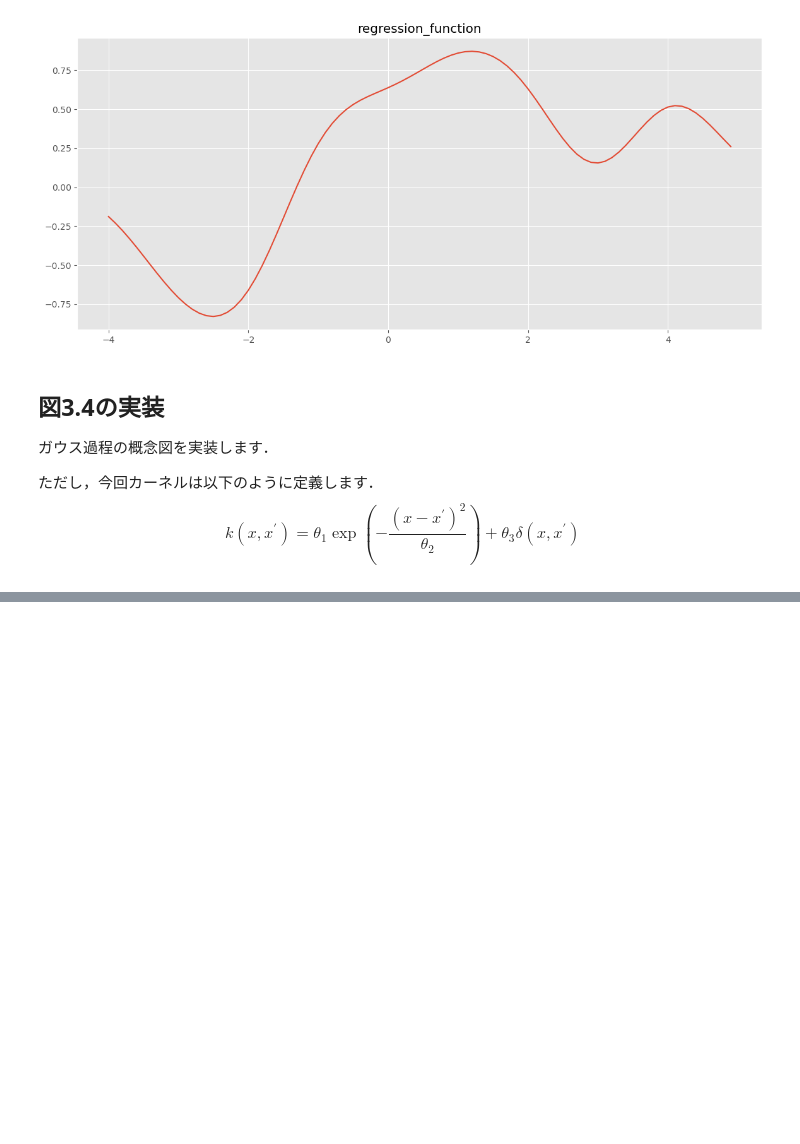
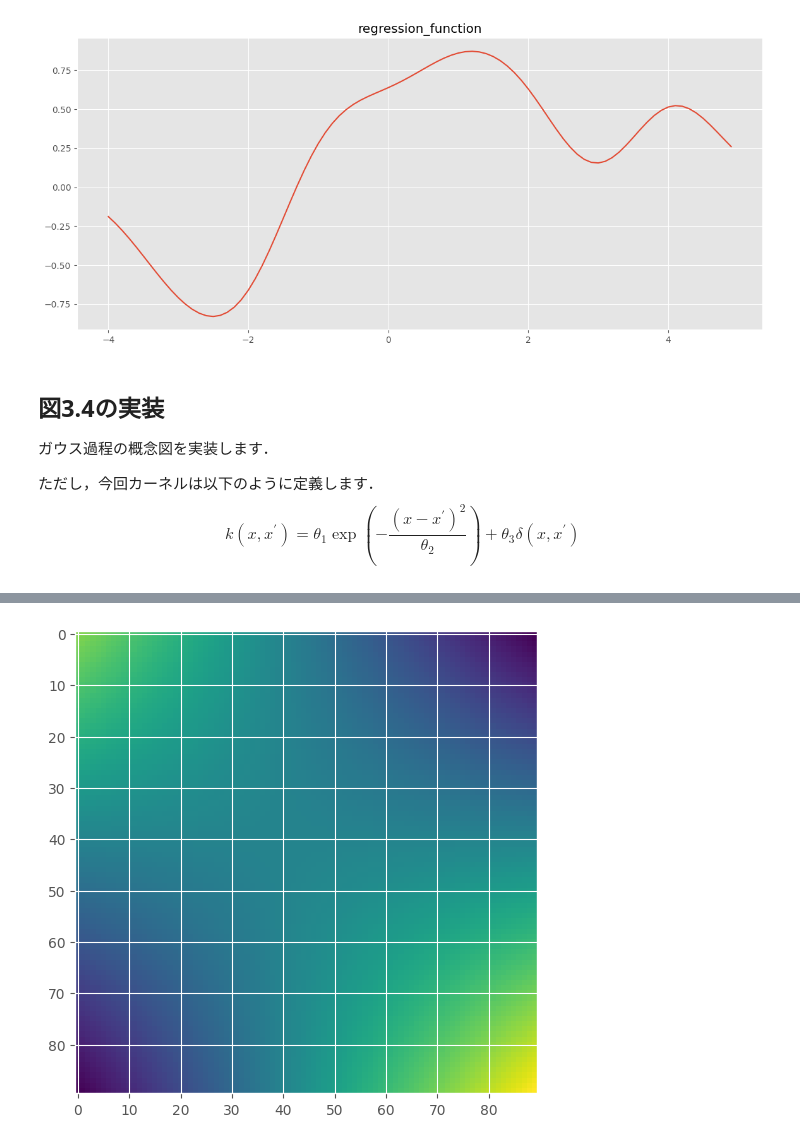
Before and after one commit to LABO-M/Gaussian_process, a Jupyter notebook: Gaussian_Process_Chapter3.ipynb, the cells around one changed output, grey strips where cells are left out. Drawn from its saved outputs; the diff is of its cells as text; code cells hidden in the pictures; blank space fills up the shorter version.

```diff
--- a/Gaussian_Process_Chapter3.ipynb
+++ b/Gaussian_Process_Chapter3.ipynb
@@ -178,0 +198,23 @@ plt.show()
+# %%
+# カーネル関数を定義
+def kernel(x, x_prime, p):
+    return p * np.dot(x, x_prime)
+# %%
+# カーネル計算を実行する関数
+def compute_kernel(X , Theta_1):
+    inputdata_length = len(X)
+    K = np.zeros((inputdata_length, inputdata_length)) # 2次元配列
+    for x in range(inputdata_length):
+        for x_prime in range(inputdata_length):
+            K[x, x_prime] = kernel(X[x], X[x_prime], Theta_1)
+    return K
+# %%
+kai = np.arange(-4 , 5 , 0.1 )
+# %%
+K = compute_kernel(kai , Theta_1)
+# %%
+fig, ax = plt.subplots(figsize=(6, 6) )
+im = ax.imshow(K)
+plt.show()
+# %% [output]
+[figure, added]
```
Also changed, not shown: parts of 21 cells of this notebook.
